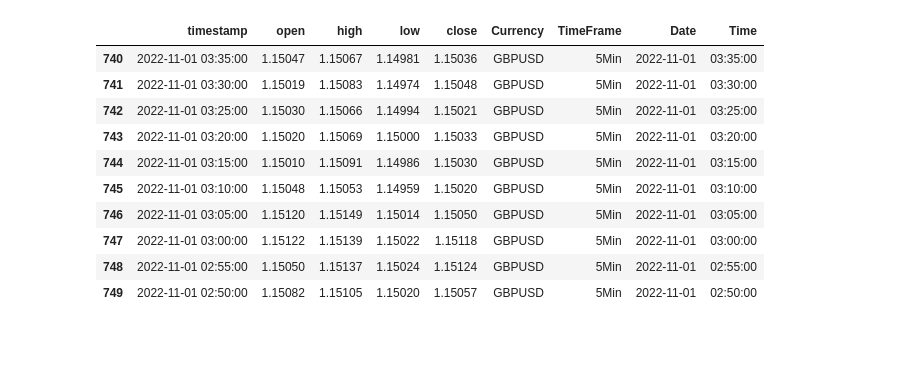
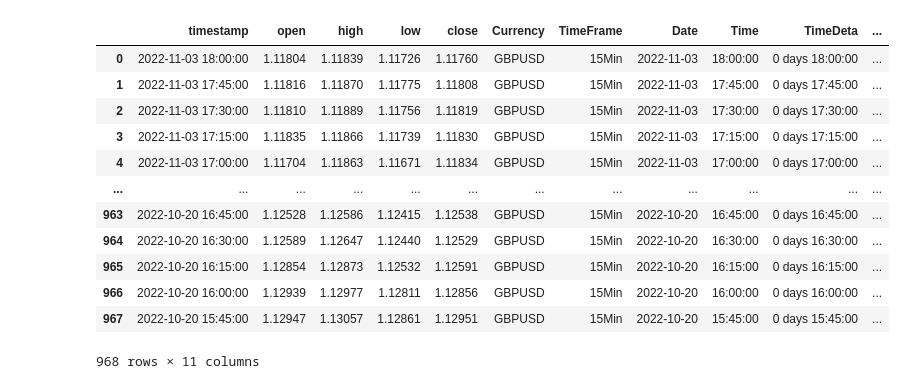
Before and after one commit to zxacman/mycode, a Jupyter notebook: clean-with-pandas/livedemo.ipynb, the cells around one changed output. Cells and saved outputs as stored; diff of their text form; code cells hidden in the pictures; blank space fills up the shorter version.

```diff
--- a/clean-with-pandas/livedemo.ipynb
+++ b/clean-with-pandas/livedemo.ipynb
@@ -48,14 +44,0 @@ df2[740:750]
-# %%
-df[740:750]
-# %% [output]
-|  | timestamp | open | high | low | close | Currency | TimeFrame | Date | Time |
-| 740 | 2022-11-01 03:35:00 | 1.15047 | 1.15067 | 1.14981 | 1.15036 | GBPUSD | 5Min | 2022-11-01 | 03:35:00 |
-| 741 | 2022-11-01 03:30:00 | 1.15019 | 1.15083 | 1.14974 | 1.15048 | GBPUSD | 5Min | 2022-11-01 | 03:30:00 |
-| 742 | 2022-11-01 03:25:00 | 1.15030 | 1.15066 | 1.14994 | 1.15021 | GBPUSD | 5Min | 2022-11-01 | 03:25:00 |
-| 743 | 2022-11-01 03:20:00 | 1.15020 | 1.15069 | 1.15000 | 1.15033 | GBPUSD | 5Min | 2022-11-01 | 03:20:00 |
-| 744 | 2022-11-01 03:15:00 | 1.15010 | 1.15091 | 1.14986 | 1.15030 | GBPUSD | 5Min | 2022-11-01 | 03:15:00 |
-| 745 | 2022-11-01 03:10:00 | 1.15048 | 1.15053 | 1.14959 | 1.15020 | GBPUSD | 5Min | 2022-11-01 | 03:10:00 |
-| 746 | 2022-11-01 03:05:00 | 1.15120 | 1.15149 | 1.15014 | 1.15050 | GBPUSD | 5Min | 2022-11-01 | 03:05:00 |
-| 747 | 2022-11-01 03:00:00 | 1.15122 | 1.15139 | 1.15022 | 1.15118 | GBPUSD | 5Min | 2022-11-01 | 03:00:00 |
-| 748 | 2022-11-01 02:55:00 | 1.15050 | 1.15137 | 1.15024 | 1.15124 | GBPUSD | 5Min | 2022-11-01 | 02:55:00 |
-| 749 | 2022-11-01 02:50:00 | 1.15082 | 1.15105 | 1.15020 | 1.15057 | GBPUSD | 5Min | 2022-11-01 | 02:50:00 |
@@ -64,7 +45,24 @@ df3=df
 # %%
+df3=df
 df3['TimeDeta'] = pd.to_timedelta(df3['Time'])
 ### Convert 'timeColumn' to minutes only.
 df3['Day_Time_Index'] = df3['TimeDeta'].dt.total_seconds() / 60
+df3['Day_Time_Index'] = df3['Day_Time_Index'].astype(int)
+df3
+# %% [output]
+|  | timestamp | open | high | low | close | Currency | TimeFrame | Date | Time | TimeDeta | ... |
+| 0 | 2022-11-03 18:00:00 | 1.11804 | 1.11839 | 1.11726 | 1.11760 | GBPUSD | 15Min | 2022-11-03 | 18:00:00 | 0 days 18:00:00 | ... |
+| 1 | 2022-11-03 17:45:00 | 1.11816 | 1.11870 | 1.11775 | 1.11808 | GBPUSD | 15Min | 2022-11-03 | 17:45:00 | 0 days 17:45:00 | ... |
+| 2 | 2022-11-03 17:30:00 | 1.11810 | 1.11889 | 1.11756 | 1.11819 | GBPUSD | 15Min | 2022-11-03 | 17:30:00 | 0 days 17:30:00 | ... |
+| 3 | 2022-11-03 17:15:00 | 1.11835 | 1.11866 | 1.11739 | 1.11830 | GBPUSD | 15Min | 2022-11-03 | 17:15:00 | 0 days 17:15:00 | ... |
+| 4 | 2022-11-03 17:00:00 | 1.11704 | 1.11863 | 1.11671 | 1.11834 | GBPUSD | 15Min | 2022-11-03 | 17:00:00 | 0 days 17:00:00 | ... |
+| ... | ... | ... | ... | ... | ... | ... | ... | ... | ... | ... | ... |
+| 963 | 2022-10-20 16:45:00 | 1.12528 | 1.12586 | 1.12415 | 1.12538 | GBPUSD | 15Min | 2022-10-20 | 16:45:00 | 0 days 16:45:00 | ... |
+| 964 | 2022-10-20 16:30:00 | 1.12589 | 1.12647 | 1.12440 | 1.12529 | GBPUSD | 15Min | 2022-10-20 | 16:30:00 | 0 days 16:30:00 | ... |
+| 965 | 2022-10-20 16:15:00 | 1.12854 | 1.12873 | 1.12532 | 1.12591 | GBPUSD | 15Min | 2022-10-20 | 16:15:00 | 0 days 16:15:00 | ... |
+| 966 | 2022-10-20 16:00:00 | 1.12939 | 1.12977 | 1.12811 | 1.12856 | GBPUSD | 15Min | 2022-10-20 | 16:00:00 | 0 days 16:00:00 | ... |
+| 967 | 2022-10-20 15:45:00 | 1.12947 | 1.13057 | 1.12861 | 1.12951 | GBPUSD | 15Min | 2022-10-20 | 15:45:00 | 0 days 15:45:00 | ... |
+968 rows × 11 columns
 # %%
 df3.head(10)
 # %% [output]
```
Also changed, not shown: parts of 20 cells of this notebook, 1 other file.
